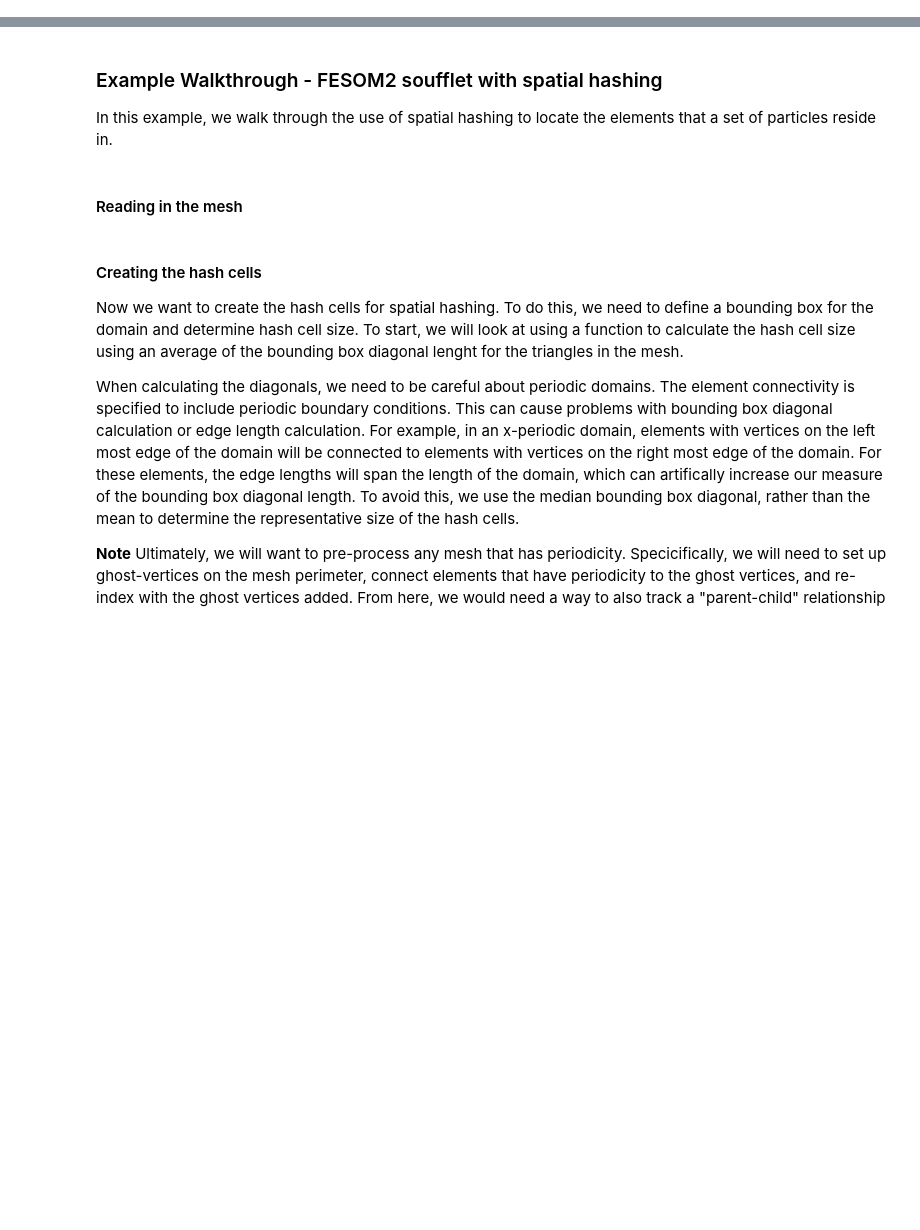
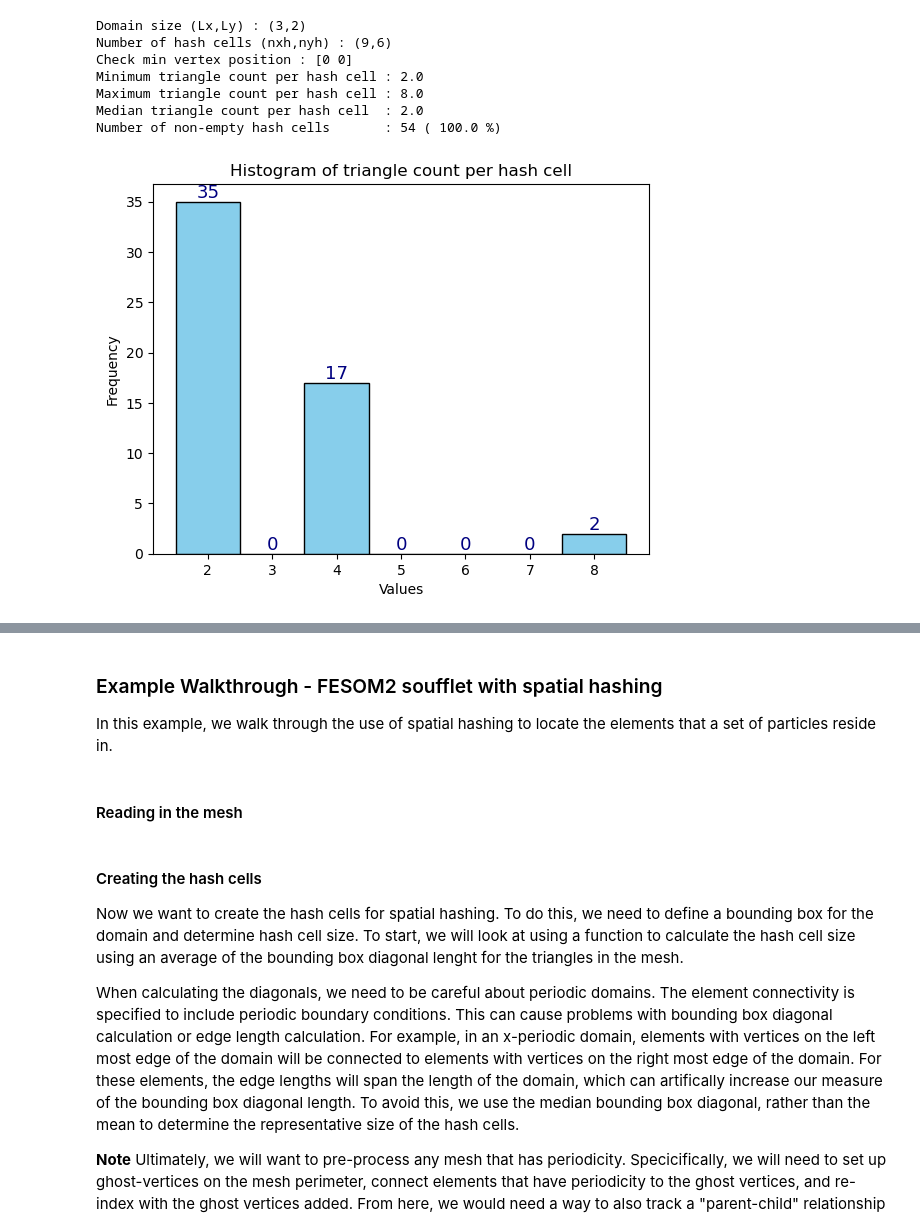
Before and after one commit to ELPHE-WW/unstructured-mesh-parcels-sandbox, a Jupyter notebook: notebooks/Particle-pushing.ipynb, the cells around one changed output, grey strips where cells are left out. Drawn from its saved outputs; the diff is of its cells as text; code cells hidden in the pictures; blank space fills up the shorter version.

```diff
--- a/notebooks/Particle-pushing.ipynb
+++ b/notebooks/Particle-pushing.ipynb
@@ -232,0 +375,55 @@ Selecting the right hash cell size will involve some tuning specific to your mes
+# %%
+# Get the bounding box for the domain
+x_min, y_min = np.min(vertices, axis=0)
+x_max, y_max = np.max(vertices, axis=0)
+
+# To determine how many hash cells we need, we divide the domain length by the hash_cell_size
+Lx = (x_max-x_min)
+Ly = (y_max-y_min)
+print( f"Domain size (Lx,Ly) : ({Lx},{Ly})")
+nxh = int(np.ceil(Lx/hash_cell_size))
+nyh = int(np.ceil(Ly/hash_cell_size))
+print( f"Number of hash cells (nxh,nyh) : ({nxh},{nyh})")
+
+# The vertices are required to share an origin in the lower left corner with the hash map.
+# Since the hash map is assumed to start at (0,0), then the vertices are translated so that
+# the (x_min,y_min) = (0,0)
+vertices[:,0] = vertices[:,0] - x_min
+vertices[:,1] = vertices[:,1] - y_min
+print(f"Check min vertex position : {np.min(vertices, axis=0)}")
+
+triangles_hashmap = get_triangles_in_hash_cells(nxh,nyh,vertices,elements,hash_cell_size)
+
+## Count how many triangles are in each hash cell.
+hashmap_triangle_count = np.zeros(len(triangles_hashmap))
+k=0
+for t in triangles_hashmap:
+    hashmap_triangle_count[k]=len(t)
+    k+=1
+
+nnonzero = np.count_nonzero(hashmap_triangle_count)
+print(f"Minimum triangle count per hash cell : {np.min(hashmap_triangle_count)}")
+print(f"Maximum triangle count per hash cell : {np.max(hashmap_triangle_count)}")
+print(f"Median triangle count per hash cell  : {np.median(hashmap_triangle_count)}")
+print(f"Number of non-empty hash cells       : {nnonzero} ( {nnonzero/len(triangles_hashmap)*100.0} %)")
+
+# Plotting a basic histogram
+bin_edges = np.arange( np.min(hashmap_triangle_count)-0.5, np.max(hashmap_triangle_count)+1.5,1)
+values, bins, bars = plt.hist(hashmap_triangle_count, bins=bin_edges, color='skyblue', edgecolor='black',align='mid')
+plt.bar_label(bars, fontsize=13, color='navy')
+# Adding labels and title
+plt.xlabel('Values')
+plt.ylabel('Frequency')
+plt.title('Histogram of triangle count per hash cell')
+
+# Display the plot
+plt.show()
+# %% [output]
+Domain size (Lx,Ly) : (3,2)
+Number of hash cells (nxh,nyh) : (9,6)
+Check min vertex position : [0 0]
+Minimum triangle count per hash cell : 2.0
+Maximum triangle count per hash cell : 8.0
+Median triangle count per hash cell  : 2.0
+Number of non-empty hash cells       : 54 ( 100.0 %)
+[figure, added]
```
Also changed, not shown: parts of 31 cells of this notebook.
